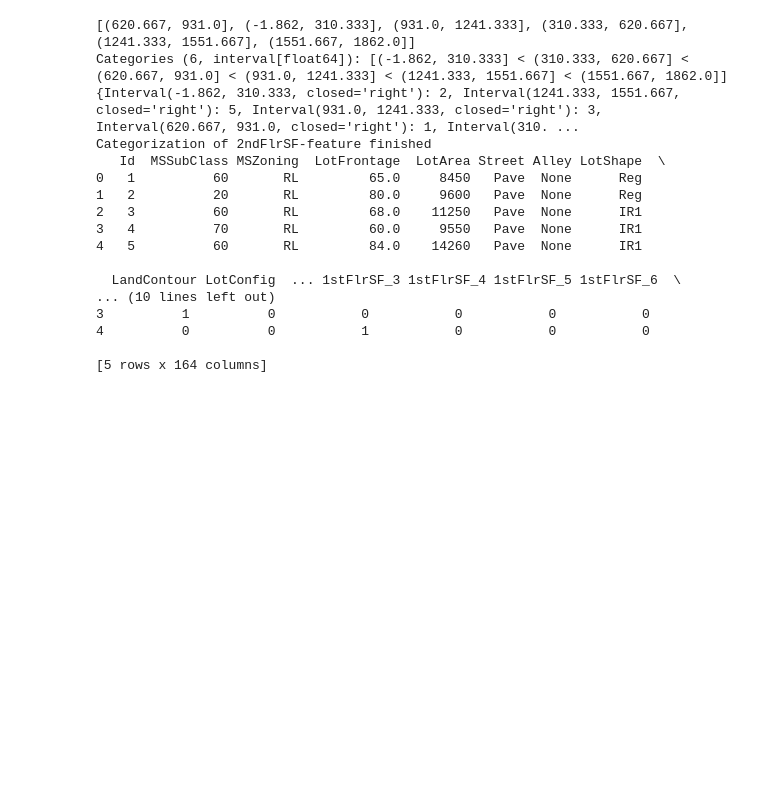
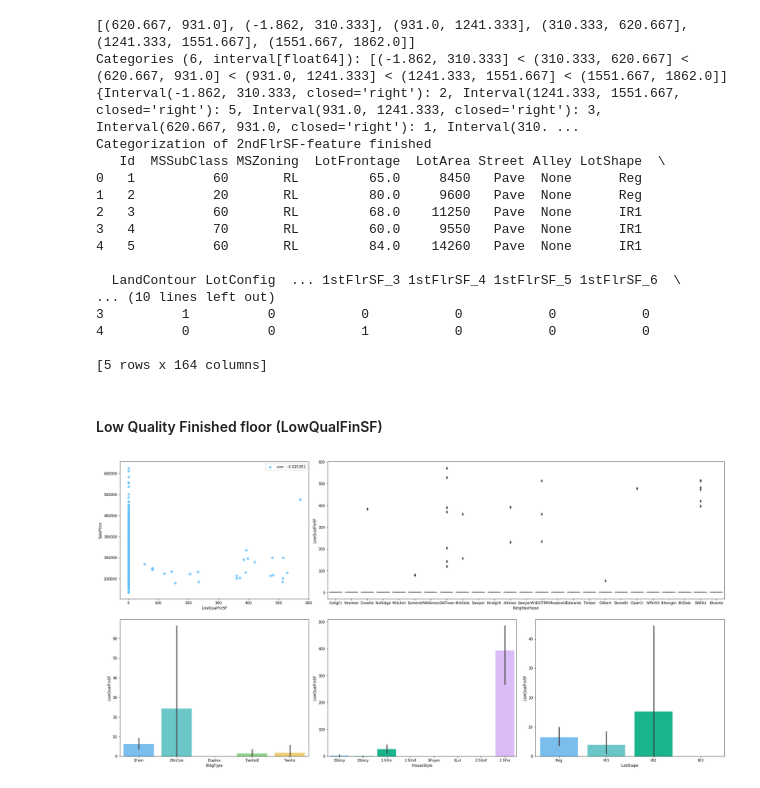
Before and after one commit to kaajun/kaggle-HousePrice, a Jupyter notebook: HousePrices/KaggleHousePrices.ipynb, the cells around one changed output. Saved outputs shown, nothing was run; the diff lists cells and outputs as text; code cells hidden in the pictures; blank space fills up the shorter version.

```diff
--- a/HousePrices/KaggleHousePrices.ipynb
+++ b/HousePrices/KaggleHousePrices.ipynb
@@ -586,3 +572,9 @@ Categorization of 2ndFlrSF-feature finished
 4          0          0           1           0           0           0
 
 [5 rows x 164 columns]
+# %% [markdown]
+<h4> Low Quality Finished floor (LowQualFinSF) </h4>
+# %%
+categorical_plot2('LowQualFinSF',['BldgType','HouseStyle','LotShape'])
+# %% [output]
+[figure, added]
```
Also changed, not shown: parts of 109 cells of this notebook.
